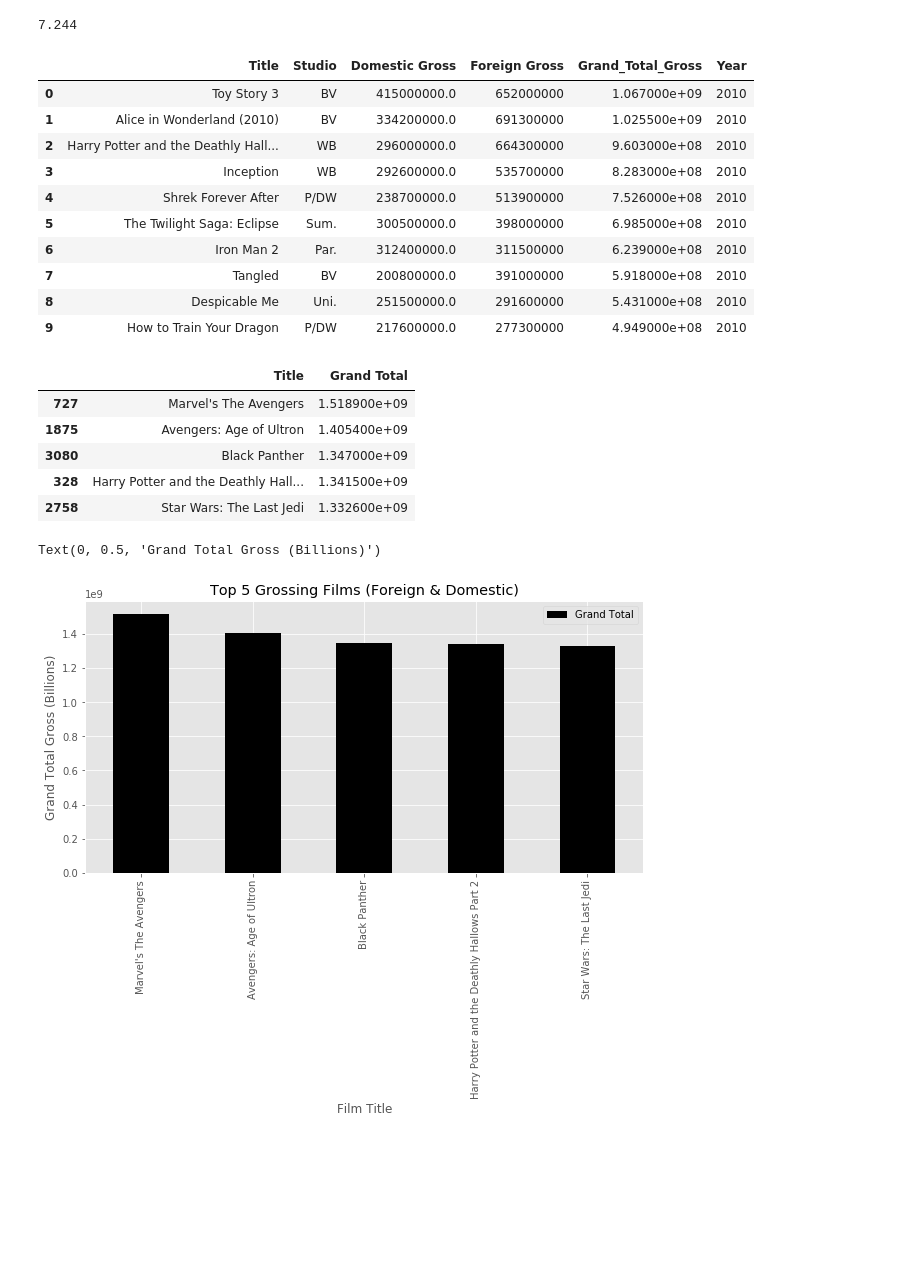
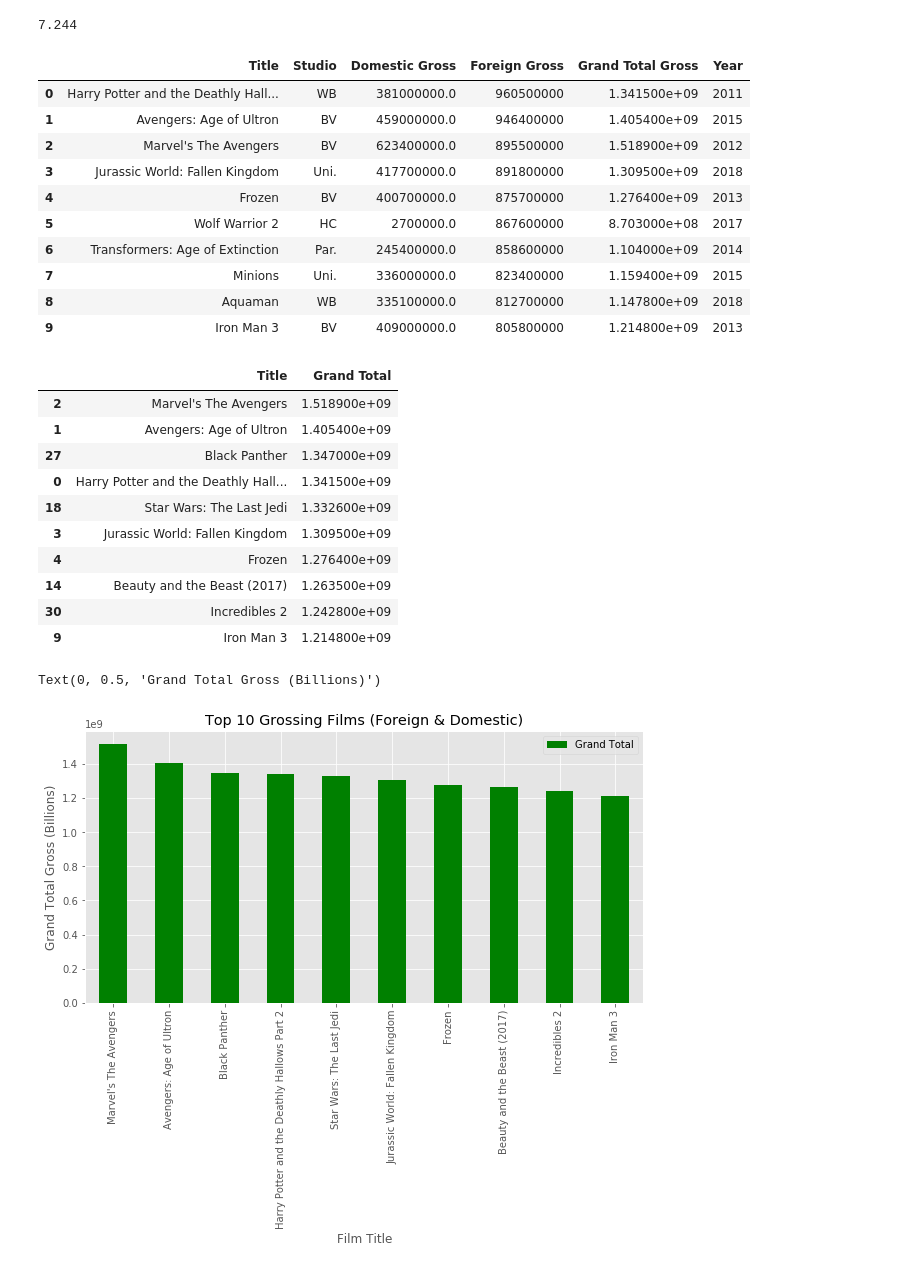
Before and after one commit to kagada01/dsc-mod-1-project-v2-1-online-ds-sp-000, a Jupyter notebook: student.ipynb, the cells around one changed output. Cells and saved outputs as stored; diff of their text form; code cells hidden in the pictures; blank space fills up the shorter version.

Commit message:
completed 3rd question, trying to figure out bar chart or if complete.

```diff
--- a/student.ipynb
+++ b/student.ipynb
@@ -140,53 +136,58 @@ df2 = df2.rename(columns={
     'studio' : 'Studio',
     'domestic_gross' : 'Domestic Gross',
     'foreign_gross' : 'Foreign Gross',
-    'grand_total_gross' : 'Grand_Total_Gross',
+    'grand_total_gross' : 'Grand Total Gross',
     'year' : 'Year'
 })
 
 df2.head(10)
 # %% [output]
-|  | Title | Studio | Domestic Gross | Foreign Gross | Grand_Total_Gross | Year |
-| 0 | Toy Story 3 | BV | 415000000.0 | 652000000 | 1.067000e+09 | 2010 |
-| 1 | Alice in Wonderland (2010) | BV | 334200000.0 | 691300000 | 1.025500e+09 | 2010 |
-| 2 | Harry Potter and the Deathly Hall... | WB | 296000000.0 | 664300000 | 9.603000e+08 | 2010 |
-| 3 | Inception | WB | 292600000.0 | 535700000 | 8.283000e+08 | 2010 |
-| 4 | Shrek Forever After | P/DW | 238700000.0 | 513900000 | 7.526000e+08 | 2010 |
-| 5 | The Twilight Saga: Eclipse | Sum. | 300500000.0 | 398000000 | 6.985000e+08 | 2010 |
-| 6 | Iron Man 2 | Par. | 312400000.0 | 311500000 | 6.239000e+08 | 2010 |
-| 7 | Tangled | BV | 200800000.0 | 391000000 | 5.918000e+08 | 2010 |
-| 8 | Despicable Me | Uni. | 251500000.0 | 291600000 | 5.431000e+08 | 2010 |
-| 9 | How to Train Your Dragon | P/DW | 217600000.0 | 277300000 | 4.949000e+08 | 2010 |
+|  | Title | Studio | Domestic Gross | Foreign Gross | Grand Total Gross | Year |
+| 0 | Harry Potter and the Deathly Hall... | WB | 381000000.0 | 960500000 | 1.341500e+09 | 2011 |
+| 1 | Avengers: Age of Ultron | BV | 459000000.0 | 946400000 | 1.405400e+09 | 2015 |
+| 2 | Marvel's The Avengers | BV | 623400000.0 | 895500000 | 1.518900e+09 | 2012 |
+| 3 | Jurassic World: Fallen Kingdom | Uni. | 417700000.0 | 891800000 | 1.309500e+09 | 2018 |
+| 4 | Frozen | BV | 400700000.0 | 875700000 | 1.276400e+09 | 2013 |
+| 5 | Wolf Warrior 2 | HC | 2700000.0 | 867600000 | 8.703000e+08 | 2017 |
+| 6 | Transformers: Age of Extinction | Par. | 245400000.0 | 858600000 | 1.104000e+09 | 2014 |
+| 7 | Minions | Uni. | 336000000.0 | 823400000 | 1.159400e+09 | 2015 |
+| 8 | Aquaman | WB | 335100000.0 | 812700000 | 1.147800e+09 | 2018 |
+| 9 | Iron Man 3 | BV | 409000000.0 | 805800000 | 1.214800e+09 | 2013 |
 # %%
-#Create DataFrame objs to analyze, sorted by highest total grossing, foreign grossing, & domestic grossing films
-df2_top_gt_gross = df2.sort_values(by='Grand_Total_Gross', ascending=False)
+#Create DataFrame objects to analyze, sorted by highest total grossing, foreign grossing, & domestic grossing films
+df2_top_gt_gross = df2.sort_values(by='Grand Total Gross', ascending=False)
 df2_top_foreign_gross = df2.sort_values(by='Foreign Gross', ascending=True)
 df2_top_domestic_gross = df2.sort_values(by='Domestic Gross', ascending=False)
 
-#Clean up total grossing DataFrame Object for clean graphing
+#Clean up total grossing DataFrame Object for clean graphing - REFACTORABLE??
 df2_top_gt_gross = df2_top_gt_gross.drop('Studio', axis=1)
 df2_top_gt_gross = df2_top_gt_gross.drop('Domestic Gross', axis=1)
 df2_top_gt_gross = df2_top_gt_gross.drop('Foreign Gross', axis=1)
 df2_top_gt_gross = df2_top_gt_gross.drop('Year', axis=1)
-df2_top_gt_gross = df2_top_gt_gross.rename(columns={'Grand_Total_Gross' : 'Grand Total'})
+df2_top_gt_gross = df2_top_gt_gross.rename(columns={'Grand Total Gross' : 'Grand Total'})
 
 
-df2_top_gt_gross.head()
+df2_top_gt_gross.head(10)
 # %% [output]
 |  | Title | Grand Total |
-| 727 | Marvel's The Avengers | 1.518900e+09 |
-| 1875 | Avengers: Age of Ultron | 1.405400e+09 |
-| 3080 | Black Panther | 1.347000e+09 |
-| 328 | Harry Potter and the Deathly Hall... | 1.341500e+09 |
-| 2758 | Star Wars: The Last Jedi | 1.332600e+09 |
+| 2 | Marvel's The Avengers | 1.518900e+09 |
+| 1 | Avengers: Age of Ultron | 1.405400e+09 |
+| 27 | Black Panther | 1.347000e+09 |
+| 0 | Harry Potter and the Deathly Hall... | 1.341500e+09 |
+| 18 | Star Wars: The Last Jedi | 1.332600e+09 |
+| 3 | Jurassic World: Fallen Kingdom | 1.309500e+09 |
+| 4 | Frozen | 1.276400e+09 |
+| 14 | Beauty and the Beast (2017) | 1.263500e+09 |
+| 30 | Incredibles 2 | 1.242800e+09 |
+| 9 | Iron Man 3 | 1.214800e+09 |
 # %%
-#Graphs Top 5 Total Grossing Films in the DataFrame object
-df2_top_gt_gross.head().plot.bar(x='Title', y='Grand Total', color='black', figsize=(10,5))
+#Graphs Top  Total Grossing Films in the DataFrame object
+df2_top_gt_gross.head(10).plot.bar(x='Title', y='Grand Total', color='green', figsize=(10,5))
 
 #Adds labels to the graph
-plt.title('Top 5 Grossing Films (Foreign & Domestic)')
+plt.title('Top 10 Grossing Films (Foreign & Domestic)')
 plt.xlabel("Film Title")
 plt.ylabel("Grand Total Gross (Billions)")
 # %% [output]
 Text(0, 0.5, 'Grand Total Gross (Billions)')
-[figure, old version]
+[figure, new version]
```
Also changed, not shown: parts of 7 cells of this notebook.
